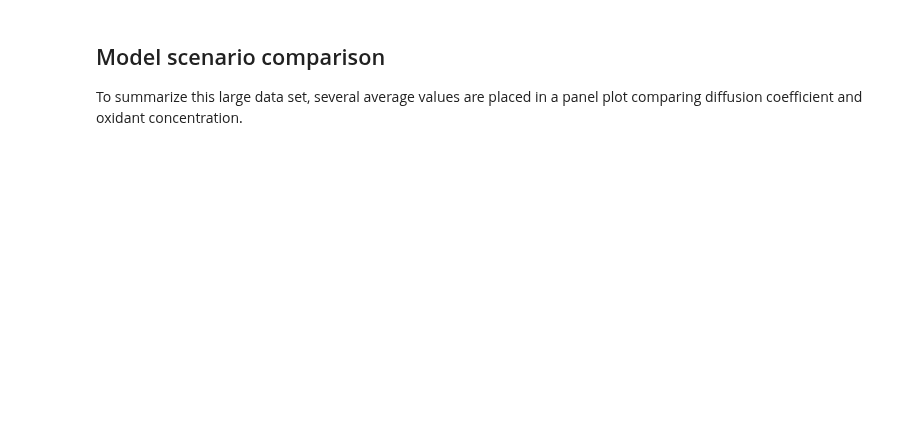
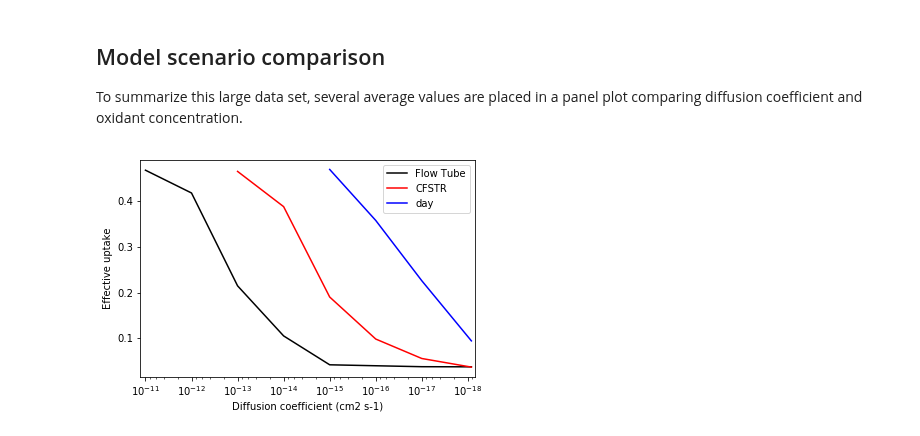
Before and after one commit to aawiegel/StackSimAnalysis, a Jupyter notebook: python/DiffusionSeries.ipynb, the cells around one changed output. Cells and saved outputs as stored; diff of their text form; code cells hidden in the pictures; blank space fills up the shorter version.

```diff
--- a/python/DiffusionSeries.ipynb
+++ b/python/DiffusionSeries.ipynb
@@ -258,3 +273,89 @@ for scenario in natsort.natsorted(files.keys()):
 ## Model scenario comparison
 
 To summarize this large data set, several average values are placed in a panel plot comparing diffusion coefficient and oxidant concentration.
+# %%
+%matplotlib inline
+
+ft_D = ["D11", "D12", "D13", "D14", "D15", "D16", "D17", "D18"]
+cfstr_D = ["D13", "D14", "D15", "D16", "D17", "D18"]
+
+# For converting strings to numerical diffusion coefficients
+
+D_string_conv = {"D11" : 1E-11, "D12" : 1E-12, "D13" : 1E-13,
+                "D14" : 1E-14, "D15" : 1E-15, "D16" : 1E-16,
+                "D17" : 1E-17, "D18" : 8.39E-19}
+
+# Plot of effective uptake coefficients for first 12 hours
+
+diff_ft = np.array([])
+eff_up_ft = np.array([])
+for D in ft_D:
+    diff_ft = np.append(diff_ft, D_string_conv[D])
+    eff_up_ft = np.append(eff_up_ft, ScenarioData["ft_"+D+" averages"]["Uptake"].iloc[0])
+
+diff_cfstr = np.array([])
+eff_up_cfstr = np.array([])
+for D in cfstr_D:
+    diff_cfstr = np.append(diff_cfstr, D_string_conv[D])
+    eff_up_cfstr = np.append(eff_up_cfstr, ScenarioData["cfstr_"+D+" averages"]["Uptake"].iloc[0])
+
+diff_day = np.array([])
+eff_up_day = np.array([])
+for D in diffusion:
+    diff_day = np.append(diff_day, D_string_conv[D])
+    eff_up_day = np.append(eff_up_day, ScenarioData["day_"+D+" averages"]["Uptake"].iloc[0])
+
+
+fig, ax = plt.subplots(1)
+
+ax.semilogx(diff_ft, eff_up_ft, '-k', label = "Flow Tube")
+ax.semilogx(diff_cfstr, eff_up_cfstr, '-r', label = "CFSTR")
+ax.semilogx(diff_day, eff_up_day, '-b', label = "day")
+
+ax.set_xlim(1.3E-11, 7E-19)
+
+ax.set_xlabel("Diffusion coefficient (cm2 s-1)")
+ax.set_ylabel("Effective uptake")
+
+ax.legend(loc='best')
+
+fig.savefig('effuptake.png', fmt='png', dpi=300, bbox_inches='tight')
+
+# Properties to plot in panel plot
+
+properties = ["Triacontane (normalized)", "Mass (normalized)", "O/C ratio"]
+
+for property in properties:
+
+    fig, axes = plt.subplots(3, 8, figsize=(20, 5), sharex=True, sharey=True)
+
+    fig.suptitle(property)
+
+    plt.subplots_adjust(wspace=0.1, hspace=0.1)
+    plt.figtext(0.5, 0, "OH exposure")
+    plt.figtext(0.09, 0.83, "Flow Tube", rotation='vertical')
+    plt.figtext(0.09, 0.53, "CFSTR", rotation='vertical')
+    plt.figtext(0.09, 0.28, "Daytime", rotation='vertical')
+
+    i = 0
+    for D in ft_D:
+        ScenarioData["ft_"+D+" averages"].plot(ax = axes[0, i], legend = False, title = D,
+                                               x = "OH exposure", y = property)
+        i += 1
+
+    i = 2
+    for D in cfstr_D:
+        ScenarioData["cfstr_"+D+" averages"].plot(ax = axes[1, i], legend = False,
+                                               x = "OH exposure", y = property)
+        i += 1
+
+    i = 4
+    for D in diffusion:
+        ScenarioData["day_"+D+" averages"].plot(ax = axes[2, i], legend = False,
+                                               x = "OH exposure", y = property)
+        axes[2, i].xaxis.label.set_visible(False)
+        i += 1
+    property = re.sub("/", " to ", property)
+    fig.savefig(property+'.png', fmt='png', dpi=300, bbox_inches='tight')
+# %% [output]
+[figure, added]
```
Also changed, not shown: parts of 7 cells of this notebook.
